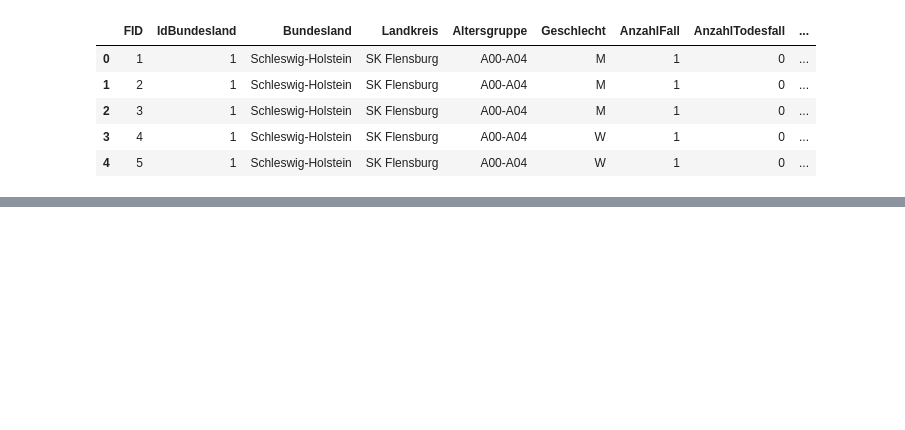
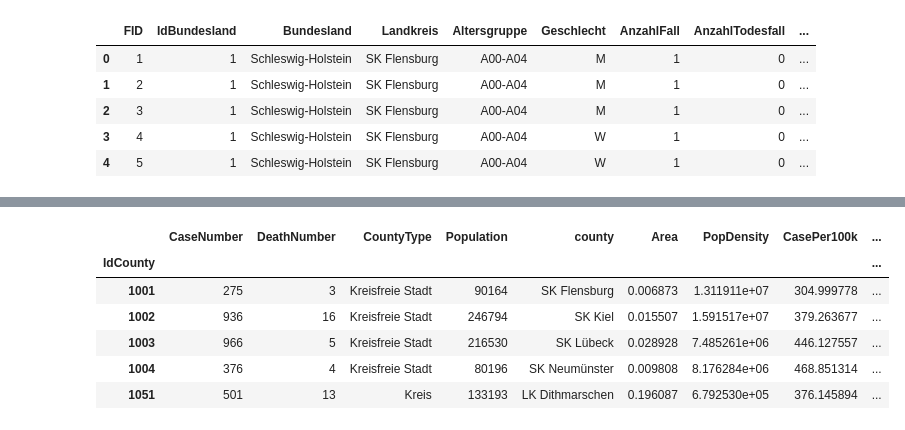
Before and after one commit to jbbook/cov-ger-ana, a Jupyter notebook: covid_cases_germany.ipynb, the cells around one changed output, grey strips where cells are left out. Drawn from its saved outputs; the diff is of its cells as text; code cells hidden in the pictures; blank space fills up the shorter version.

```diff
--- a/covid_cases_germany.ipynb
+++ b/covid_cases_germany.ipynb
@@ -246,0 +58,7 @@ DatetimeIndex(['2020-03-01', '2020-03-02', '2020-03-03', '2020-03-04',
+# %%
+#change date strings to datetime
+df['DateOfNotice'] = pd.to_datetime(df['DateOfNotice'], yearfirst=True)
+df['ReferenceDate'] = pd.to_datetime(df['ReferenceDate'], yearfirst=True)
+# replacing 'unbekannt'(unknown) for nan
+df.replace('unbekannt', np.nan, inplace=True)
+df.info()
@@ -246,0 +82,4 @@ DatetimeIndex(['2020-03-01', '2020-03-02', '2020-03-03', '2020-03-04',
+# %%
+#dropping na due to low total number of nans
+df.dropna(inplace=True)
+df.shape
@@ -246,0 +195,8 @@ DatetimeIndex(['2020-03-01', '2020-03-02', '2020-03-03', '2020-03-04',
+# %%
+# import county information. can be merged with df using 'IdCounty'
+# using the county_information_df, we can extract cases per 100k
+# and possible relationship between numbers of cases and population density
+county_information_df = pd.read_csv('RKI_Corona_Landkreise.csv')
+county_information_df=county_information_df[['RS', 'BEZ', 'EWZ', 'county', 'SHAPE_Area']]
+county_information_df.rename(columns={'RS': 'IdCounty', 'BEZ':'CountyType', 'EWZ': 'Population', 'SHAPE_Area': 'Area'}, inplace=True)
+county_information_df.head()
@@ -246,0 +210,4 @@ DatetimeIndex(['2020-03-01', '2020-03-02', '2020-03-03', '2020-03-04',
+# %%
+county_information_df.set_index('IdCounty', inplace=True)
+pop_density = county_information_df['Population']/county_information_df['Area']
+county_information_df['PopDensity'] = pop_density
@@ -246,0 +224,17 @@ DatetimeIndex(['2020-03-01', '2020-03-02', '2020-03-03', '2020-03-04',
+# %%
+#df= df.set_index('IdCounty')
+df_sum_county = df.groupby(['IdCounty'])[['CaseNumber', 'DeathNumber', 'AgeGroup']].sum()
+
+merge_county_df = df_sum_county.merge(county_information_df, left_index=True, right_index=True)
+merge_county_df[['CasePer100k']] = merge_county_df['CaseNumber']/merge_county_df['Population']*1e5
+merge_county_df[['DeathPer100k']] = merge_county_df['DeathNumber']/merge_county_df['Population']*1e5
+
+merge_county_df.head()
+# %% [output]
+|  | CaseNumber | DeathNumber | CountyType | Population | county | Area | PopDensity | CasePer100k | ... |
+| IdCounty |  |  |  |  |  |  |  |  | ... |
+| 1001 | 275 | 3 | Kreisfreie Stadt | 90164 | SK Flensburg | 0.006873 | 1.311911e+07 | 304.999778 | ... |
+| 1002 | 936 | 16 | Kreisfreie Stadt | 246794 | SK Kiel | 0.015507 | 1.591517e+07 | 379.263677 | ... |
+| 1003 | 966 | 5 | Kreisfreie Stadt | 216530 | SK Lübeck | 0.028928 | 7.485261e+06 | 446.127557 | ... |
+| 1004 | 376 | 4 | Kreisfreie Stadt | 80196 | SK Neumünster | 0.009808 | 8.176284e+06 | 468.851314 | ... |
+| 1051 | 501 | 13 | Kreis | 133193 | LK Dithmarschen | 0.196087 | 6.792530e+05 | 376.145894 | ... |
```
Also changed, not shown: parts of 60 cells of this notebook, 2 other files.
